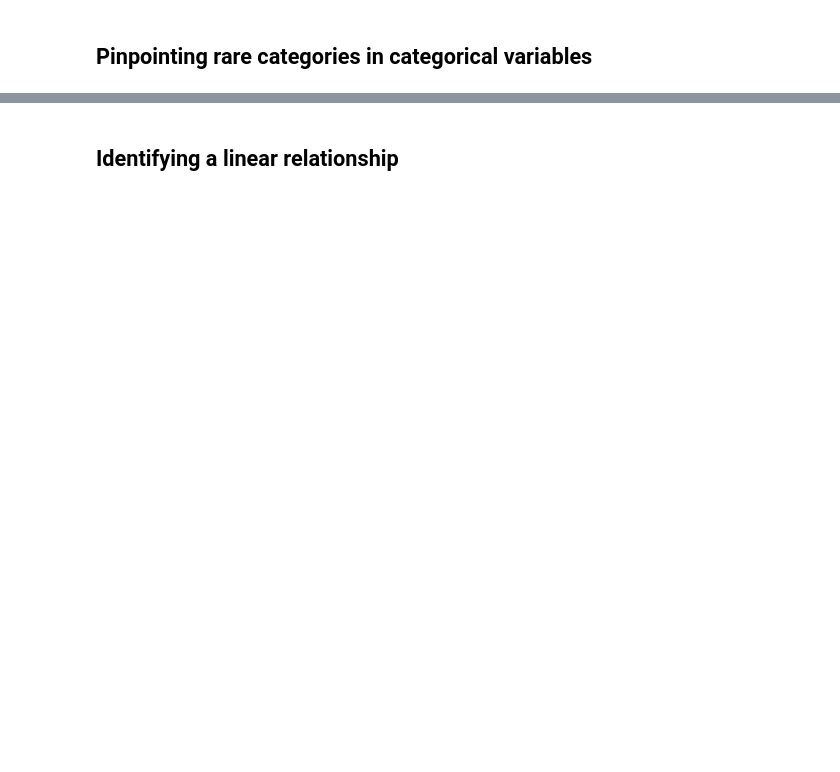
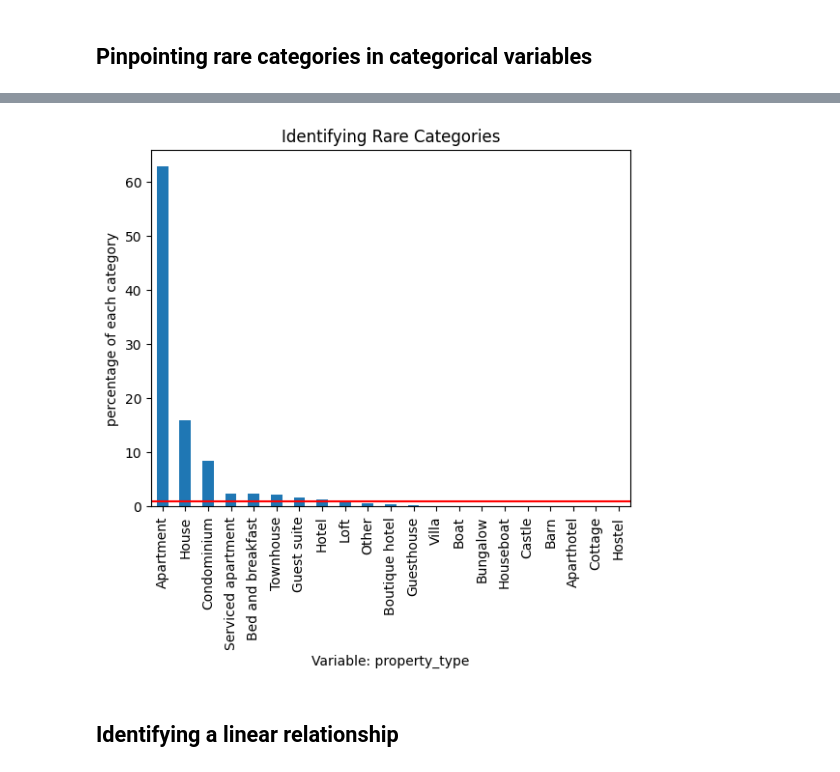
Before and after one commit to icta-tecaji/python-machine-learning-public, a Jupyter notebook: 03_Feature_Engineering/02_Foreseeing_Variable_Problems_When_Building_ML_Models_CLEAN.ipynb, the cells around one changed output, grey strips where cells are left out. Drawn from its saved outputs; the diff is of its cells as text; code cells hidden in the pictures; blank space fills up the shorter version.

```diff
--- a/03_Feature_Engineering/02_Foreseeing_Variable_Problems_When_Building_ML_Models_CLEAN.ipynb
+++ b/03_Feature_Engineering/02_Foreseeing_Variable_Problems_When_Building_ML_Models_CLEAN.ipynb
@@ -210,10 +290,12 @@ print(label_freq)
 # %%
 fig = label_freq.sort_values(ascending=False).plot.bar()
-fig.axhline(y=5, color='red')
+fig.axhline(y=1, color='red')
 fig.set_ylabel('percentage of each category')
 fig.set_xlabel('Variable: property_type')
 fig.set_title('Identifying Rare Categories')
 plt.show()
+# %% [output]
+[figure, added]
 # %% [markdown]
 ## Identifying a linear relationship
 # %%
```
Also changed, not shown: parts of 31 cells of this notebook, 2 other files.
